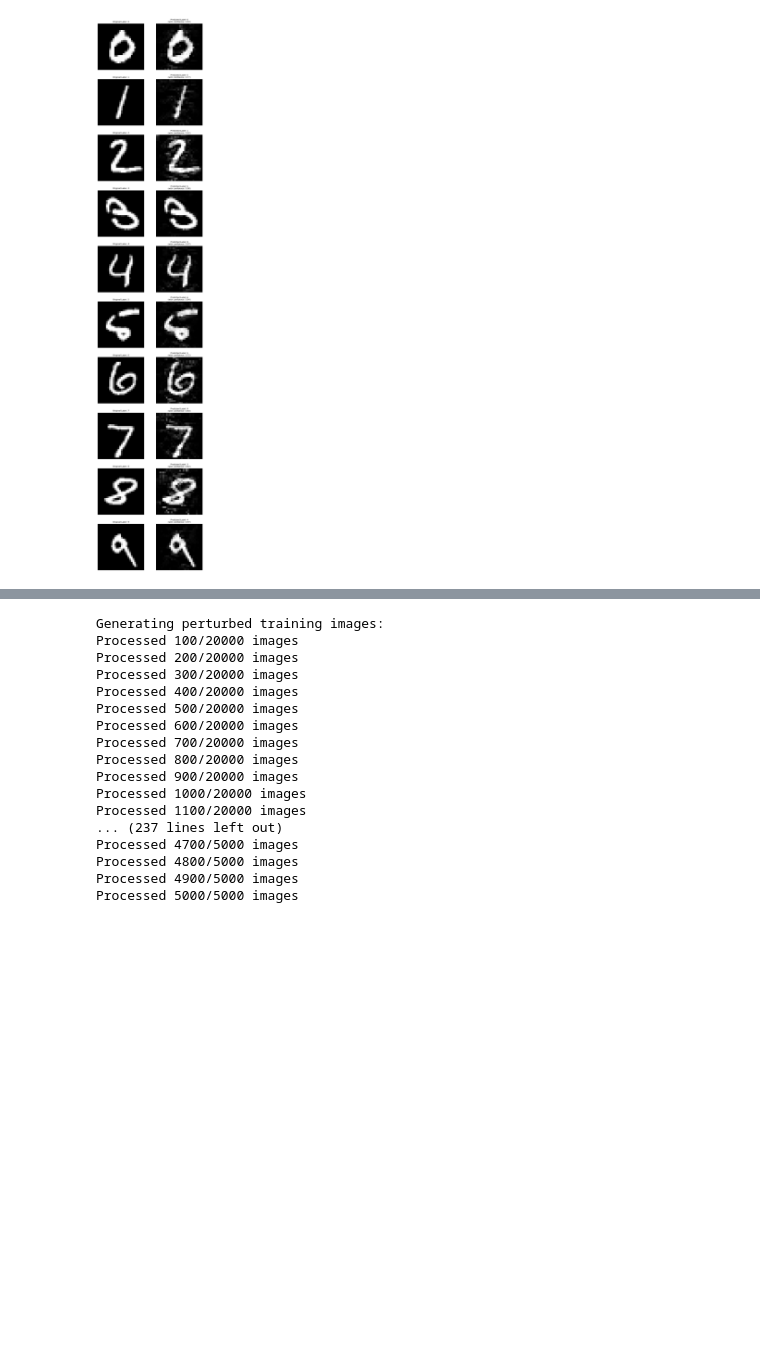
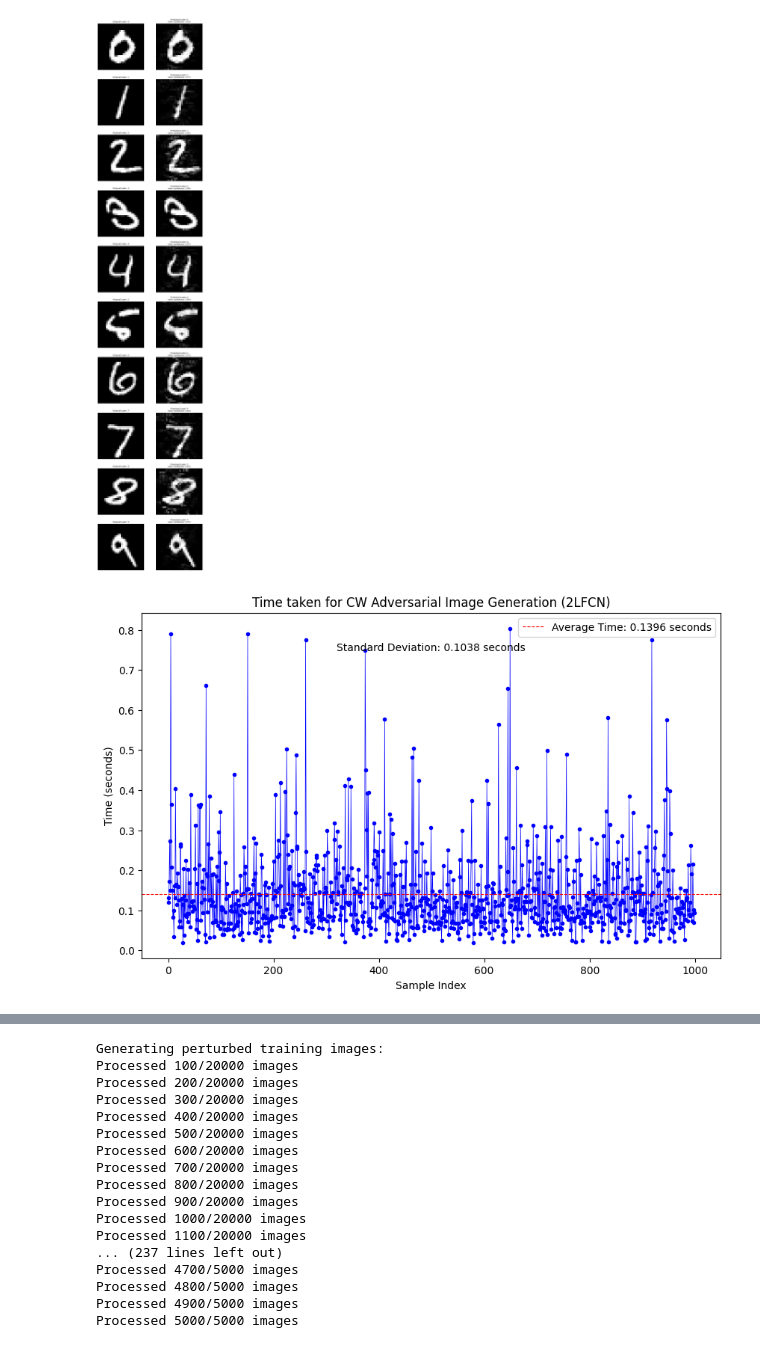
Before and after one commit to josephad2001/AdversarialRobustnessML, a Jupyter notebook: AttackMethods/CW.ipynb, the cells around one changed output, grey strips where cells are left out. Cells and saved outputs as stored; diff of their text form; code cells hidden in the pictures; blank space fills up the shorter version.

```diff
--- a/AttackMethods/CW.ipynb
+++ b/AttackMethods/CW.ipynb
@@ -196,3 +196,67 @@ plt.show()
 1/1 [==============================] - 0s 48ms/step
 1/1 [==============================] - 0s 21ms/step
 [figure]
+# %%
+import tensorflow as tf
+import numpy as np
+import matplotlib.pyplot as plt
+import time
+
+# Load the FCN model
+fcn_model = tf.keras.models.load_model("../Models/Mnist/mnist_model_2LFCN.karas")
+
+# Load the MNIST dataset
+mnist = tf.keras.datasets.mnist
+(_, _), (test_images, test_labels) = mnist.load_data()
+test_images = test_images / 255.0  # Preprocess the data
+
+# Number of samples
+num_samples = 1000
+
+# Define an epsilon value for the C&W untargeted attack
+epsilon = 0.005
+max_iter=50
+learning_rate = 0.1
+
+# Lists to store time taken for each sample
+generation_times = []
+
+# Generate adversarial images and record time
+for _ in range(num_samples):
+    # Select a random image from the test dataset
+    random_index = np.random.randint(0, len(test_images))
+    input_image = test_images[random_index]
+
+    # Record start time
+    start_time = time.time()
+
+    # Use the generate_fgsm function to generate a perturbed image
+    perturbed_image = generate_carlini_l2(input_image, fcn_model, epsilon, max_iter, learning_rate)
+
+    # Record end time
+    end_time = time.time()
+
+    # Record the time taken for this sample
+    generation_time = end_time - start_time
+    generation_times.append(generation_time)
+
+# Calculate the average time taken and standard deviation
+average_time = np.mean(generation_times)
+std_deviation = np.std(generation_times)
+
+# Plot the results
+plt.figure(figsize=(10, 6))
+plt.plot(generation_times, marker='o', linestyle='-', color='b', linewidth=0.5, markersize=3)
+plt.axhline(y=average_time, color='r', linestyle='--', linewidth=0.8, label=f'Average Time: {average_time:.4f} seconds')
+plt.title('Time taken for CW Adversarial Image Generation (2LFCN)')
+plt.xlabel('Sample Index')
+plt.ylabel('Time (seconds)')
+plt.legend()
+
+# Display standard deviation as a text annotation
+plt.text(0.5, 0.9, f'Standard Deviation: {std_deviation:.4f} seconds',
+         horizontalalignment='center', verticalalignment='center', transform=plt.gca().transAxes, fontsize=10)
+
+plt.show()
+# %% [output]
+[figure, added]
```
Also changed, not shown: parts of 3 cells of this notebook, 2 other files.
